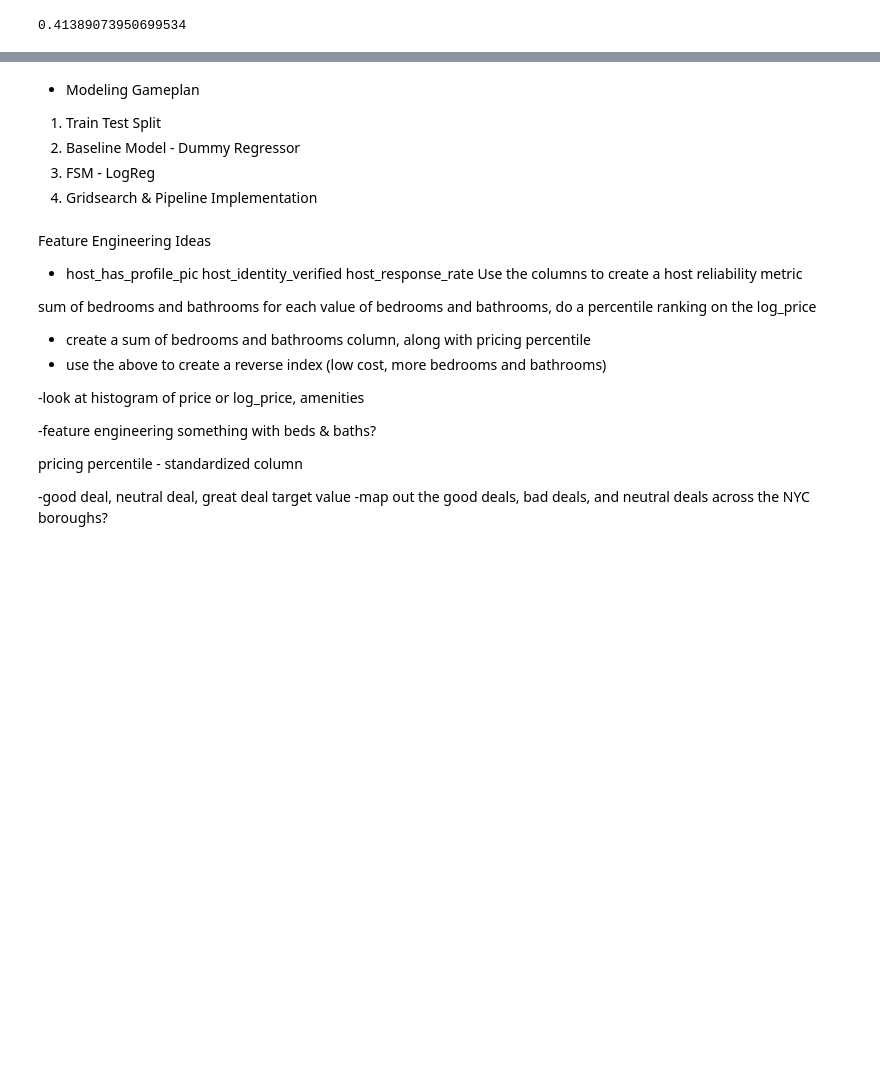
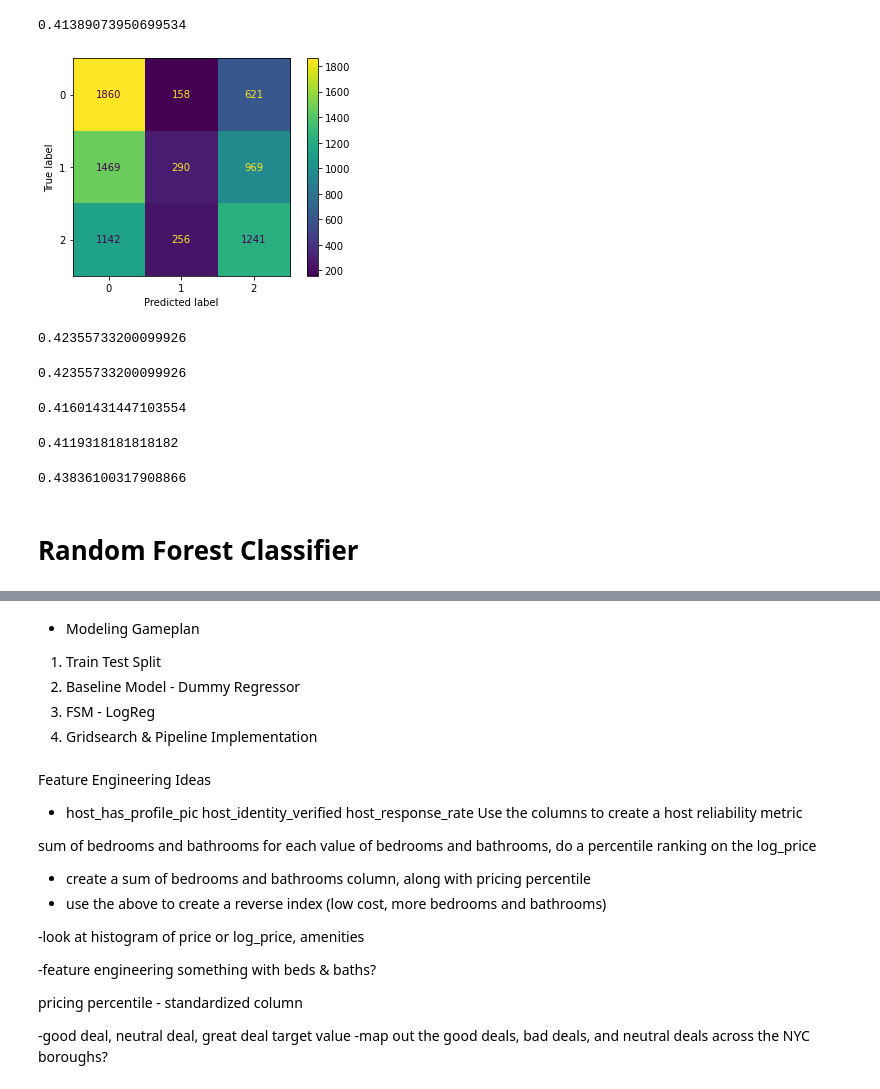
Before and after one commit to schoe4208/Airbnb-NYC-Predictive-Analysis, a Jupyter notebook: airbnb_notebook.ipynb, the cells around one changed output, grey strips where cells are left out. Saved outputs shown, nothing was run; the diff lists cells and outputs as text; code cells hidden in the pictures; blank space fills up the shorter version.

```diff
--- a/airbnb_notebook.ipynb
+++ b/airbnb_notebook.ipynb
@@ -1093,7 +1151,10 @@ gs.best_params_
 #Using the best parameters from GridSearchCV to run best Logistics Regression model
 
 best_logreg_model_pipe = Pipeline(steps=[('ct', CT),
-                                     ('best_logreg', LogisticRegression(C=0.1, solver='lbfgs', random_state=100))])
+                                     ('best_logreg', LogisticRegression(multi_class='multinomial',
+                                                                        C=0.1,
+                                                                        solver='lbfgs',
+                                                                        random_state=100))])
 # %%
 best_logreg_model_pipe.fit(X_train, y_train)
 # %% [output]
@@ -1110,3 +1173,36 @@ Pipeline(steps=[('ct',
 best_logreg_model_pipe.score(X_train, y_train)
 # %% [output]
 0.41389073950699534
+# %%
+#Confusion Matrix of Best LogReg Model
+
+y_pred_bestlog = best_logreg_model_pipe.predict(X_test)
+cm_bestlog = confusion_matrix(y_test, y_pred_bestlog)
+
+disp_bestlog = ConfusionMatrixDisplay(confusion_matrix=cm_bestlog)
+
+disp_bestlog.plot();
+# %% [output]
+[figure, added]
+# %%
+best_logreg_model_pipe.score(X_test, y_test)
+# %% [output]
+0.42355733200099926
+# %%
+accuracy_score(y_test, y_pred_bestlog)
+# %% [output]
+0.42355733200099926
+# %%
+precision_score(y_test, y_pred_bestlog, labels=[0], average='micro')
+# %% [output]
+0.41601431447103554
+# %%
+precision_score(y_test, y_pred_bestlog, labels=[1], average='micro')
+# %% [output]
+0.4119318181818182
+# %%
+precision_score(y_test, y_pred_bestlog, labels=[2], average='micro')
+# %% [output]
+0.43836100317908866
+# %% [markdown]
+# Random Forest Classifier
```
Also changed, not shown: parts of 26 cells of this notebook.
